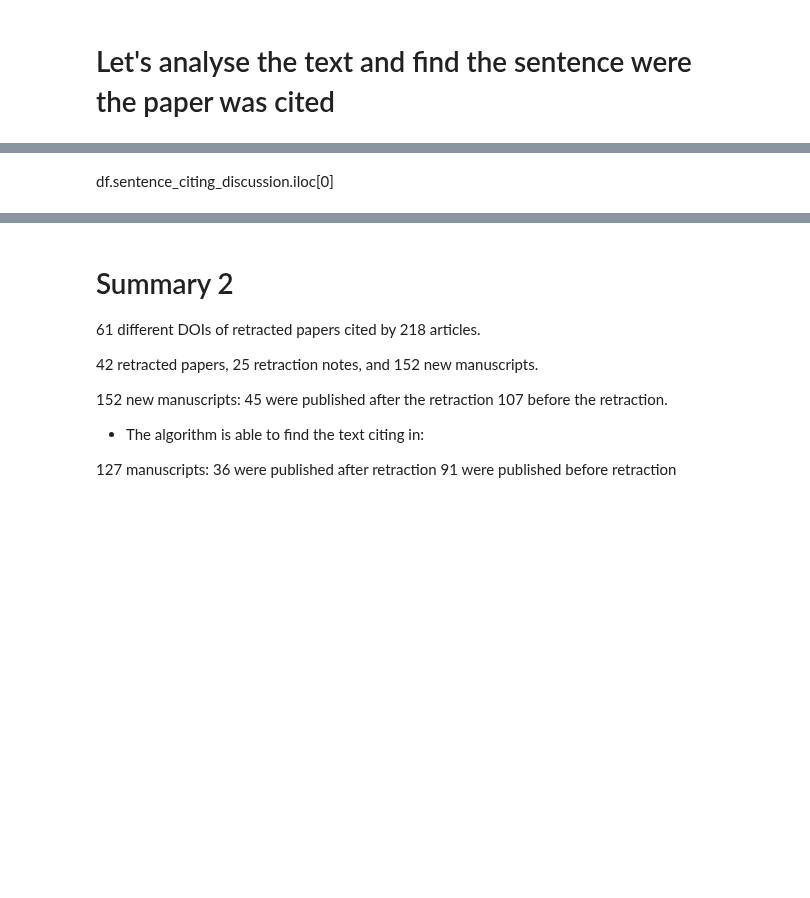
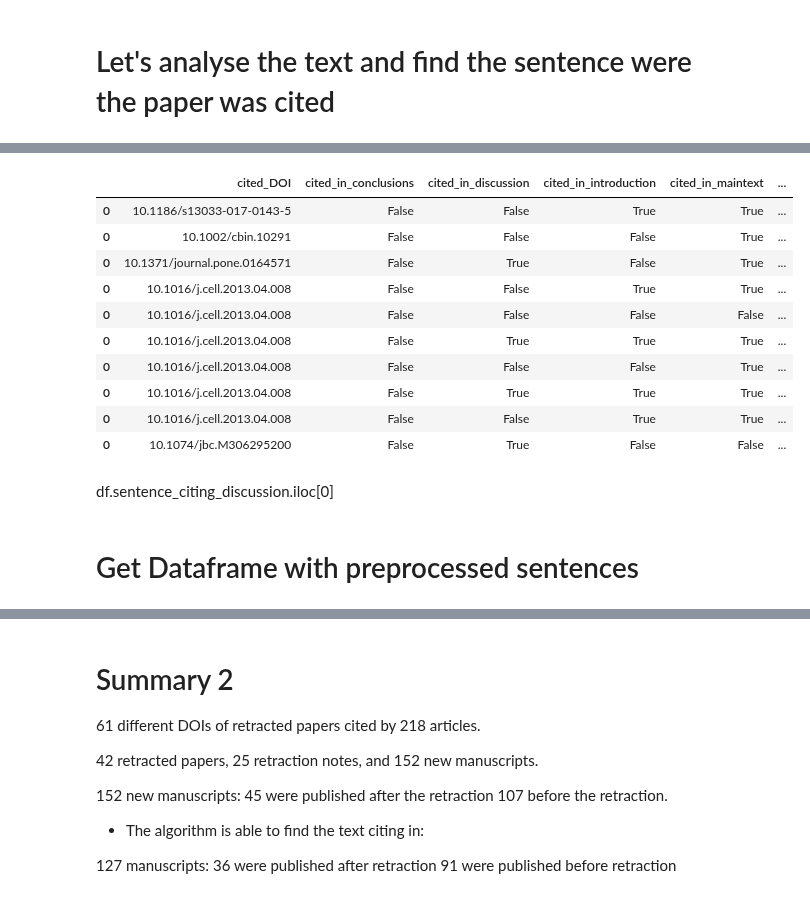
Before and after one commit to dciudadr/eLife_retractions, a Jupyter notebook: retractionwatc2h.ipynb, the cells around one changed output, grey strips where cells are left out. Saved outputs shown, nothing was run; the diff lists cells and outputs as text; code cells hidden in the pictures; blank space fills up the shorter version.

```diff
--- a/retractionwatc2h.ipynb
+++ b/retractionwatc2h.ipynb
@@ -562,5 +570,21 @@ df.tail()
+# %%
+df_1sentence.head(10)
+# %% [output]
+|  | cited_DOI | cited_in_conclusions | cited_in_discussion | cited_in_introduction | cited_in_maintext | ... |
+| 0 | 10.1186/s13033-017-0143-5 | False | False | True | True | ... |
+| 0 | 10.1002/cbin.10291 | False | False | False | True | ... |
+| 0 | 10.1371/journal.pone.0164571 | False | True | False | True | ... |
+| 0 | 10.1016/j.cell.2013.04.008 | False | False | True | True | ... |
+| 0 | 10.1016/j.cell.2013.04.008 | False | False | False | False | ... |
+| 0 | 10.1016/j.cell.2013.04.008 | False | True | True | True | ... |
+| 0 | 10.1016/j.cell.2013.04.008 | False | False | False | True | ... |
+| 0 | 10.1016/j.cell.2013.04.008 | False | True | True | True | ... |
+| 0 | 10.1016/j.cell.2013.04.008 | False | False | True | True | ... |
+| 0 | 10.1074/jbc.M306295200 | False | True | False | False | ... |
 # %% [markdown]
 df.sentence_citing_discussion.iloc[0]
+# %% [markdown]
+# Get Dataframe with preprocessed sentences
 # %%
 #for index, row in df.iterrows():
 import re
```
Also changed, not shown: parts of 65 cells of this notebook, 7 other files.
